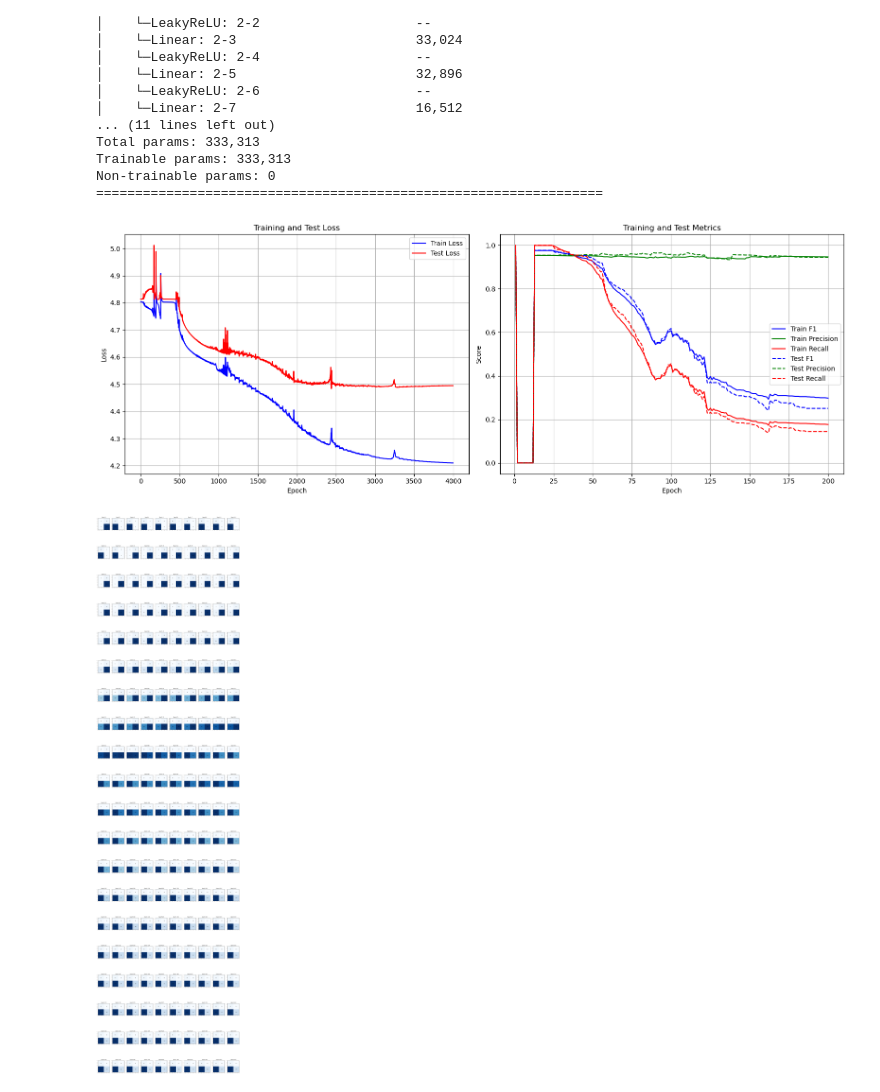
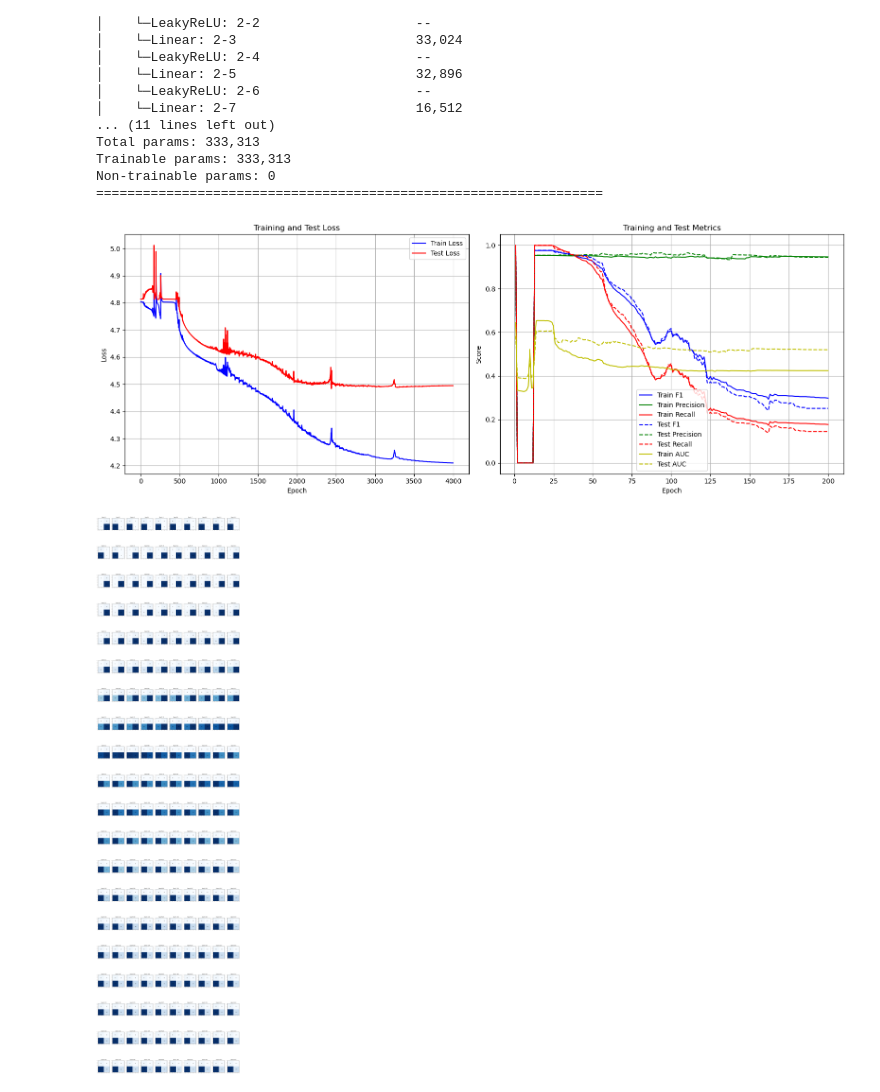
Before and after one commit to JiaxingQiu/llm_nicu_vitalsigns, a Jupyter notebook: script/CLIP/main_clip_hr_death_descr.ipynb, the cells around one changed output. Saved outputs shown, nothing was run; the diff lists cells and outputs as text; code cells hidden in the pictures.

```diff
--- a/script/CLIP/main_clip_hr_death_descr.ipynb
+++ b/script/CLIP/main_clip_hr_death_descr.ipynb
@@ -141,6 +141,9 @@ else:
     test_eval_metrics_list = torch.load(eval_metrics_path)['test_evals']
     confusion_matrices_train = [eval_metrics['confusion_matrix'] for eval_metrics in train_eval_metrics_list]
     confusion_matrices_test = [eval_metrics['confusion_matrix'] for eval_metrics in test_eval_metrics_list]
+    auroc_matrices_train = [eval_metrics['roc_auc'] for eval_metrics in train_eval_metrics_list]
+    auroc_matrices_test = [eval_metrics['roc_auc'] for eval_metrics in test_eval_metrics_list]
+
 
 
     # Calculate metrics for training data
@@ -165,34 +168,36 @@ else:
     test_recall = [m['recall'] for m in test_metrics]
 
     # Create figure with two subplots side by side
     fig, (ax1, ax2) = plt.subplots(1, 2, figsize=(16, 6))
 
     # Plot losses on the left subplot
     ax1.plot(train_losses, 'b-', label='Train Loss')
     ax1.plot(test_losses, 'r-', label='Test Loss')
     ax1.set_xlabel('Epoch')
     ax1.set_ylabel('Loss')
     ax1.set_title('Training and Test Loss')
     ax1.legend()
     ax1.grid(True)
 
     # Plot metrics on the right subplot
     ax2.plot(epochs, train_f1, 'b-', label='Train F1')
     ax2.plot(epochs, train_precision, 'g-', label='Train Precision')
     ax2.plot(epochs, train_recall, 'r-', label='Train Recall')
     ax2.plot(epochs, test_f1, 'b--', label='Test F1')
     ax2.plot(epochs, test_precision, 'g--', label='Test Precision')
     ax2.plot(epochs, test_recall, 'r--', label='Test Recall')
+    ax2.plot(epochs, auroc_matrices_train, 'y-', label='Train AUC')
+    ax2.plot(epochs, auroc_matrices_test, 'y--', label='Test AUC')
     ax2.set_xlabel('Epoch')
     ax2.set_ylabel('Score')
     ax2.set_title('Training and Test Metrics')
     ax2.legend()
     ax2.grid(True)
 
     plt.tight_layout()
     plt.show()
 # %% [output]
-[figure, old version]
+[figure, new version]
 # %%
 
 n_matrices = len(confusion_matrices_train)
```
Also changed, not shown: 5 other files.
